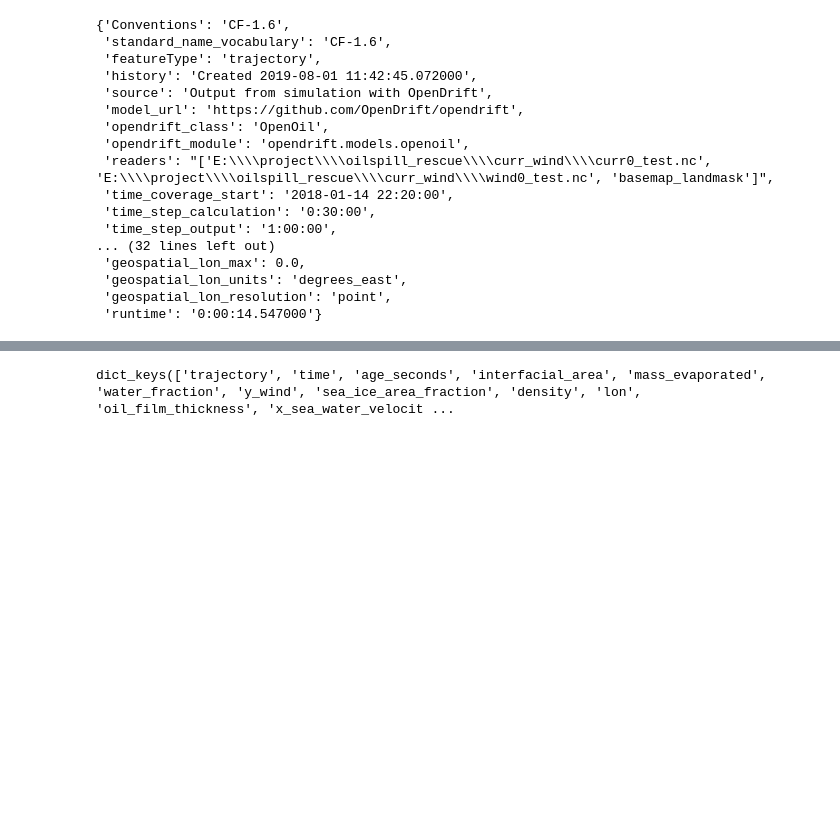
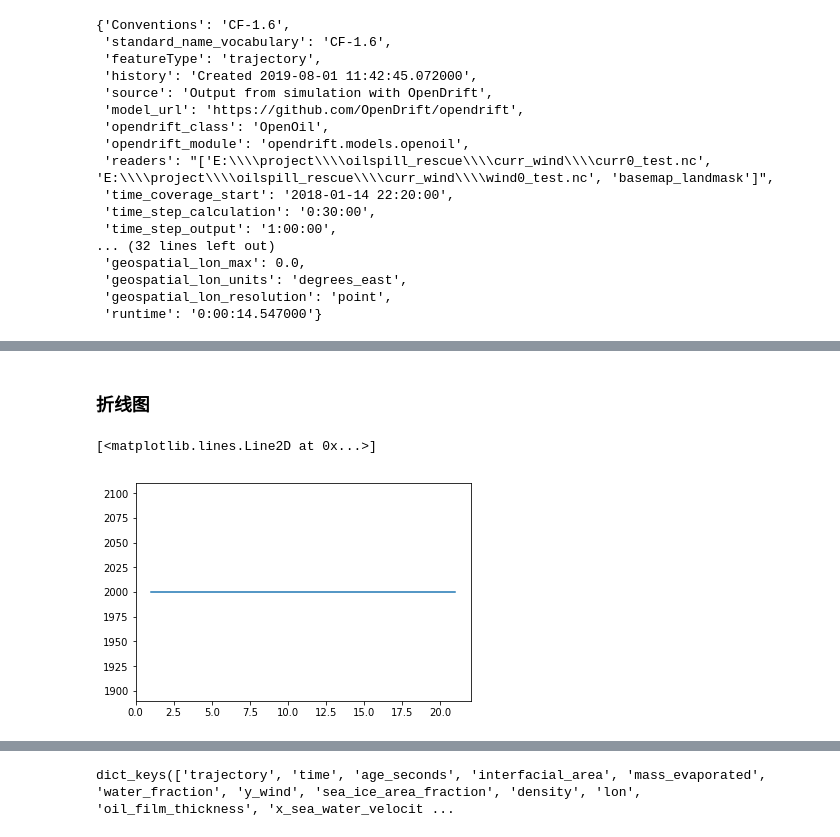
Before and after one commit to yj-git/SearchRescueSys, a Jupyter notebook: background/01byJupyter/06-高效读取nc-使用xarray.ipynb, the cells around one changed output, grey strips where cells are left out. Cells and saved outputs as stored; diff of their text form; code cells hidden in the pictures; blank space fills up the shorter version.

```diff
--- a/background/01byJupyter/06-高效读取nc-使用xarray.ipynb
+++ b/background/01byJupyter/06-高效读取nc-使用xarray.ipynb
@@ -97,0 +311,7 @@ ds_xr.attrs
+# %% [markdown]
+### 折线图
+# %%
+plt.plot(ds_xr_massoil.where(ds_xr_massoil<=2000).dropna())
+# %% [output]
+[<matplotlib.lines.Line2D at 0x...>]
+[figure, added]
```
Also changed, not shown: parts of 37 cells of this notebook, 3 other files.
